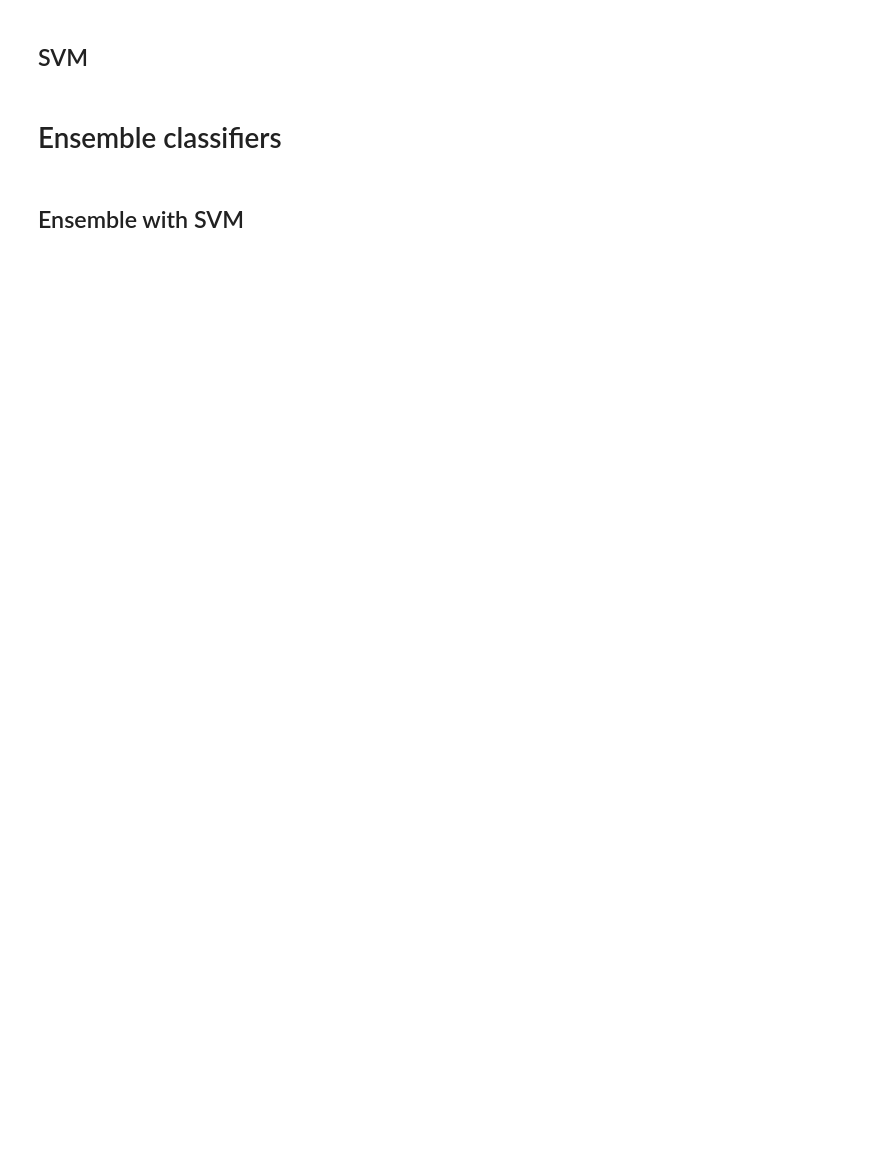
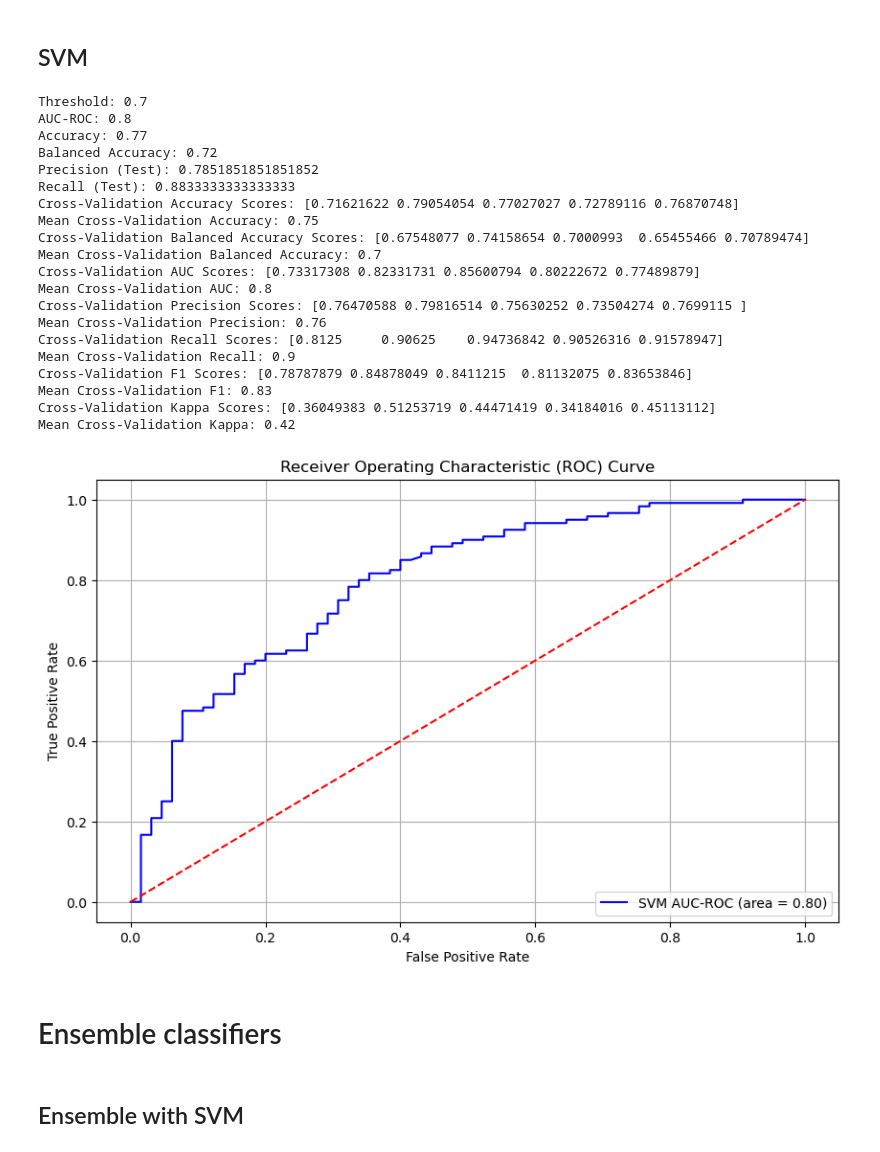
Before and after one commit to MayaVB/Applied_DS_Project, a Jupyter notebook: notebooks/main (13).ipynb, the cells around one changed output. Saved outputs shown, nothing was run; the diff lists cells and outputs as text; code cells hidden in the pictures; blank space fills up the shorter version.

```diff
--- a/notebooks/main (13).ipynb
+++ b/notebooks/main (13).ipynb
@@ -251,10 +338,34 @@ plot_auc_roc_curve(y_test, rf_prob, model_name='randomForest')
 # %%
 svm_clf = train_svm_model(X_train, y_train)
 svm_pred, svm_prob = predict_model(svm_clf, X_test)
 metrics['SVM'] = evaluate_model(y_test, svm_pred, svm_prob)
-cv_results_SVM, scoring_svm = perform_cross_validation(svm_clf, X_train, y_train, n_splits=5, random_state=random_state)
+
+cv_results_SVM = perform_cross_validation(svm_clf, X_train, y_train, n_splits=5, random_state=random_state)
+metrics['SVM']['Kappa'] = round(cv_results_SVM['test_kappa'].mean(), 2)
 
 plot_auc_roc_curve(y_test, svm_prob, model_name='SVM')
+# %% [output]
+Threshold: 0.7
+AUC-ROC: 0.8
+Accuracy: 0.77
+Balanced Accuracy: 0.72
+Precision (Test): 0.7851851851851852
+Recall (Test): 0.8833333333333333
+Cross-Validation Accuracy Scores: [0.71621622 0.79054054 0.77027027 0.72789116 0.76870748]
+Mean Cross-Validation Accuracy: 0.75
+Cross-Validation Balanced Accuracy Scores: [0.67548077 0.74158654 0.7000993  0.65455466 0.70789474]
+Mean Cross-Validation Balanced Accuracy: 0.7
+Cross-Validation AUC Scores: [0.73317308 0.82331731 0.85600794 0.80222672 0.77489879]
+Mean Cross-Validation AUC: 0.8
+Cross-Validation Precision Scores: [0.76470588 0.79816514 0.75630252 0.73504274 0.7699115 ]
+Mean Cross-Validation Precision: 0.76
+Cross-Validation Recall Scores: [0.8125     0.90625    0.94736842 0.90526316 0.91578947]
+Mean Cross-Validation Recall: 0.9
+Cross-Validation F1 Scores: [0.78787879 0.84878049 0.8411215  0.81132075 0.83653846]
+Mean Cross-Validation F1: 0.83
+Cross-Validation Kappa Scores: [0.36049383 0.51253719 0.44471419 0.34184016 0.45113112]
+Mean Cross-Validation Kappa: 0.42
+[figure, added]
 # %% [markdown]
 # Ensemble classifiers
 # %% [markdown]
```
Also changed, not shown: parts of 20 cells of this notebook.
